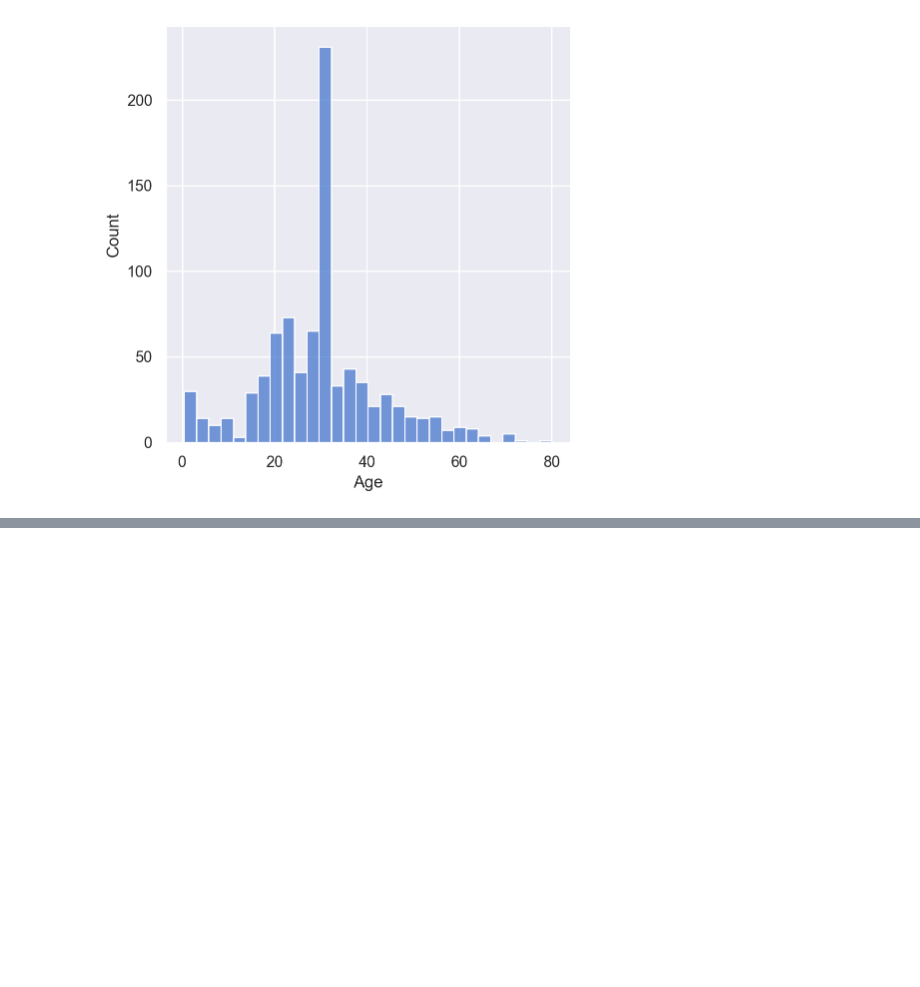
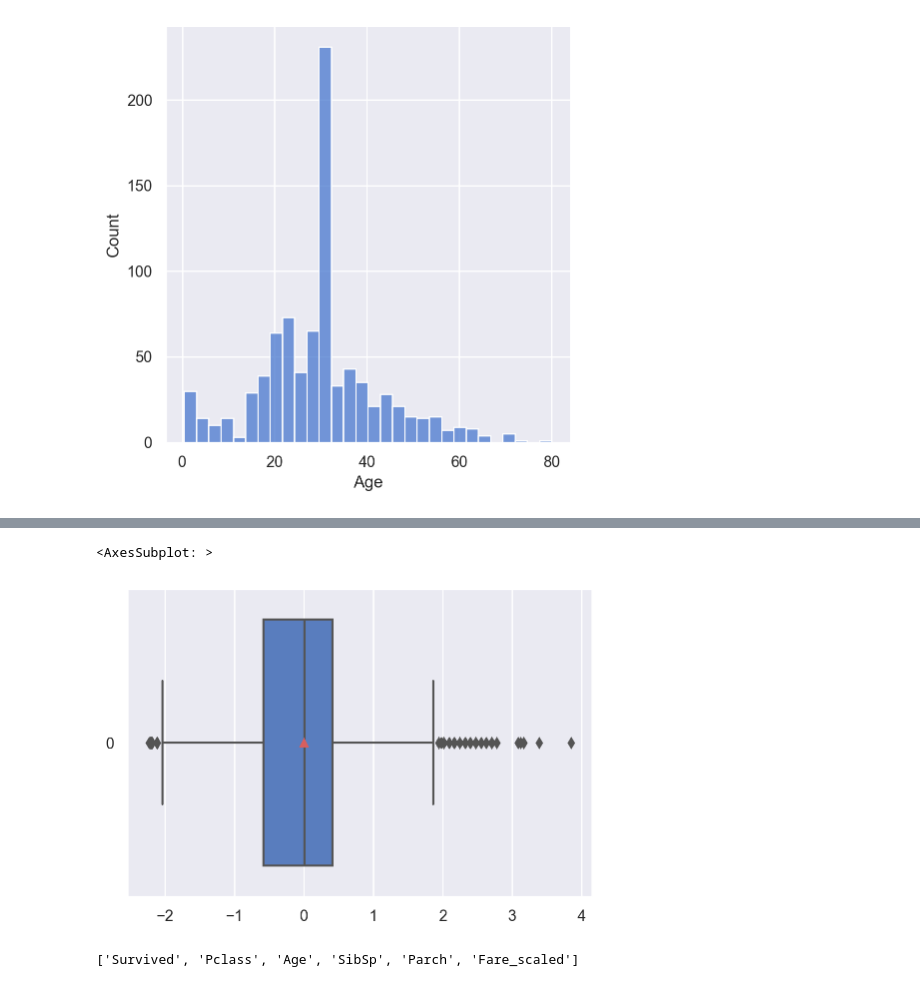
Before and after one commit to pNatTueku/basicPython, a Jupyter notebook: data_preparation_titanic_data.ipynb, the cells around one changed output, grey strips where cells are left out. Drawn from its saved outputs; the diff is of its cells as text; code cells hidden in the pictures; blank space fills up the shorter version.

```diff
--- a/data_preparation_titanic_data.ipynb
+++ b/data_preparation_titanic_data.ipynb
@@ -453,0 +475,12 @@ sns.boxplot(df['Age'], showmeans = True)
+# %%
+sns.boxplot(data = df['Age'], showmeans = True, orient = 'h')
+# %% [output]
+<AxesSubplot: >
+[figure, added]
+# %%
+# chek relationship between the attributes - numeric
+
+num_cols = df.select_dtypes(include = 'number').columns.tolist()
+num_cols
+# %% [output]
+['Survived', 'Pclass', 'Age', 'SibSp', 'Parch', 'Fare_scaled']
```
Also changed, not shown: parts of 24 cells of this notebook, 1 other file.
